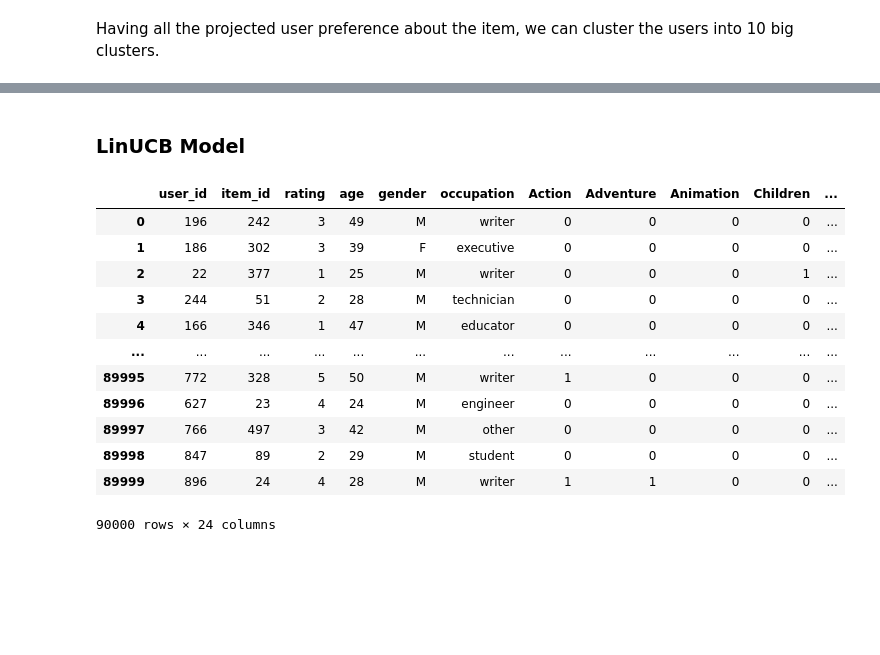
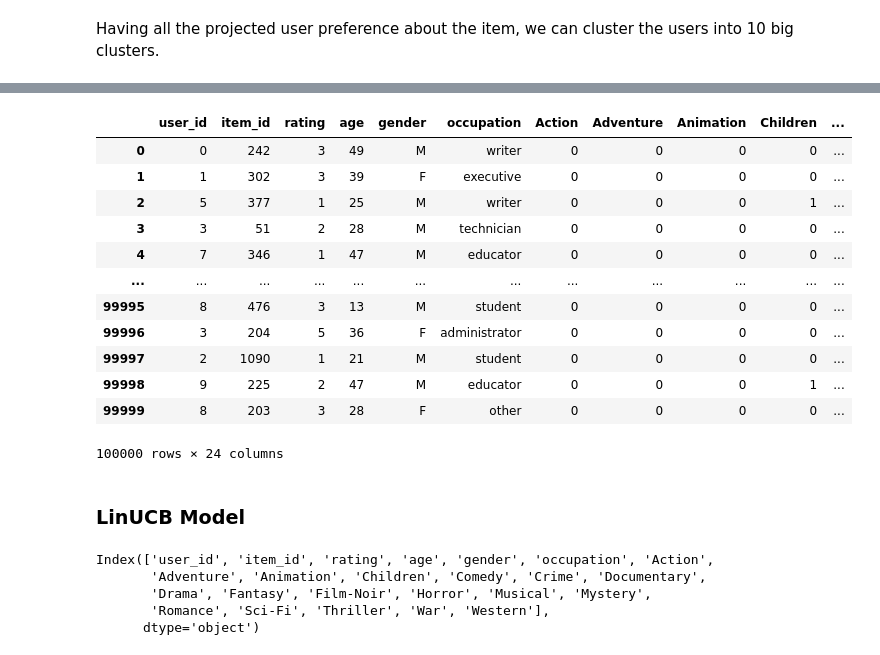
Before and after one commit to ReinerJasin/Multi-Armed-Bandit, a Jupyter notebook: Contextual_Bandit_More_Context.ipynb, the cells around one changed output, grey strips where cells are left out. Drawn from its saved outputs; the diff is of its cells as text; code cells hidden in the pictures; blank space fills up the shorter version.

Commit message:
feat: FSVD for clustering

```diff
--- a/Contextual_Bandit_More_Context.ipynb
+++ b/Contextual_Bandit_More_Context.ipynb
@@ -429,3 +447,21 @@ pd.DataFrame(user_clusters).describe()
+# %%
+user_id_to_cluster = {user_id: cluster for user_id, cluster in zip(range(1, 944), user_clusters)}
+combined_df['user_id'] = combined_df['user_id'].map(user_id_to_cluster)
+combined_df
+# %% [output]
+|  | user_id | item_id | rating | age | gender | occupation | Action | Adventure | Animation | Children | ... |
+| 0 | 0 | 242 | 3 | 49 | M | writer | 0 | 0 | 0 | 0 | ... |
+| 1 | 1 | 302 | 3 | 39 | F | executive | 0 | 0 | 0 | 0 | ... |
+| 2 | 5 | 377 | 1 | 25 | M | writer | 0 | 0 | 0 | 1 | ... |
+| 3 | 3 | 51 | 2 | 28 | M | technician | 0 | 0 | 0 | 0 | ... |
+| 4 | 7 | 346 | 1 | 47 | M | educator | 0 | 0 | 0 | 0 | ... |
+| ... | ... | ... | ... | ... | ... | ... | ... | ... | ... | ... | ... |
+| 99995 | 8 | 476 | 3 | 13 | M | student | 0 | 0 | 0 | 0 | ... |
+| 99996 | 3 | 204 | 5 | 36 | F | administrator | 0 | 0 | 0 | 0 | ... |
+| 99997 | 2 | 1090 | 1 | 21 | M | student | 0 | 0 | 0 | 0 | ... |
+| 99998 | 9 | 225 | 2 | 47 | M | educator | 0 | 0 | 0 | 1 | ... |
+| 99999 | 8 | 203 | 3 | 28 | F | other | 0 | 0 | 0 | 0 | ... |
+100000 rows × 24 columns
 # %% [markdown]
 ### LinUCB Model
 # %%
@@ -459,20 +501,12 @@ n_training = int(combined_df.shape[0]*0.9)
 training_df = combined_df.iloc[:n_training]
 testing_df = combined_df.iloc[n_training:]
 # %%
-training_df
+training_df.columns
 # %% [output]
-|  | user_id | item_id | rating | age | gender | occupation | Action | Adventure | Animation | Children | ... |
-| 0 | 196 | 242 | 3 | 49 | M | writer | 0 | 0 | 0 | 0 | ... |
-| 1 | 186 | 302 | 3 | 39 | F | executive | 0 | 0 | 0 | 0 | ... |
-| 2 | 22 | 377 | 1 | 25 | M | writer | 0 | 0 | 0 | 1 | ... |
-| 3 | 244 | 51 | 2 | 28 | M | technician | 0 | 0 | 0 | 0 | ... |
-| 4 | 166 | 346 | 1 | 47 | M | educator | 0 | 0 | 0 | 0 | ... |
-| ... | ... | ... | ... | ... | ... | ... | ... | ... | ... | ... | ... |
-| 89995 | 772 | 328 | 5 | 50 | M | writer | 1 | 0 | 0 | 0 | ... |
-| 89996 | 627 | 23 | 4 | 24 | M | engineer | 0 | 0 | 0 | 0 | ... |
-| 89997 | 766 | 497 | 3 | 42 | M | other | 0 | 0 | 0 | 0 | ... |
-| 89998 | 847 | 89 | 2 | 29 | M | student | 0 | 0 | 0 | 0 | ... |
-| 89999 | 896 | 24 | 4 | 28 | M | writer | 1 | 1 | 0 | 0 | ... |
-90000 rows × 24 columns
+Index(['user_id', 'item_id', 'rating', 'age', 'gender', 'occupation', 'Action',
+       'Adventure', 'Animation', 'Children', 'Comedy', 'Crime', 'Documentary',
+       'Drama', 'Fantasy', 'Film-Noir', 'Horror', 'Musical', 'Mystery',
+       'Romance', 'Sci-Fi', 'Thriller', 'War', 'Western'],
+      dtype='object')
 # %%
 num_clusters = 10
```
Also changed, not shown: parts of 19 cells of this notebook.
